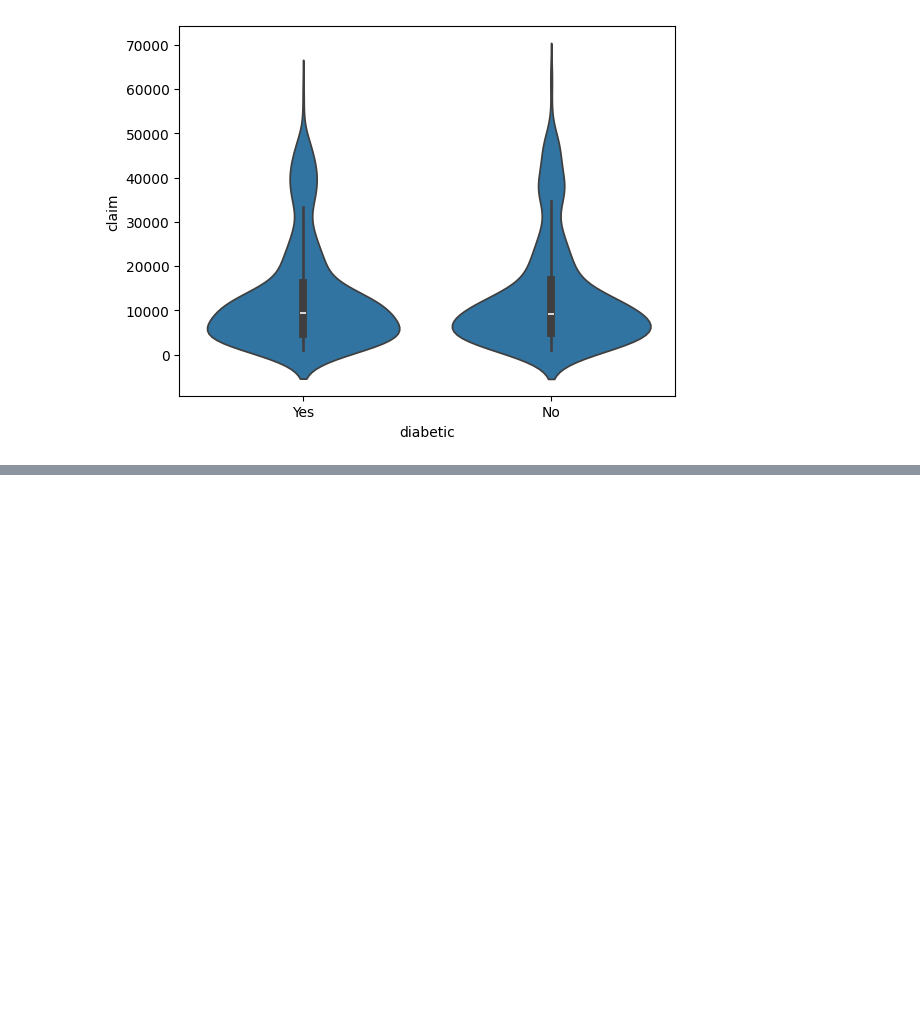
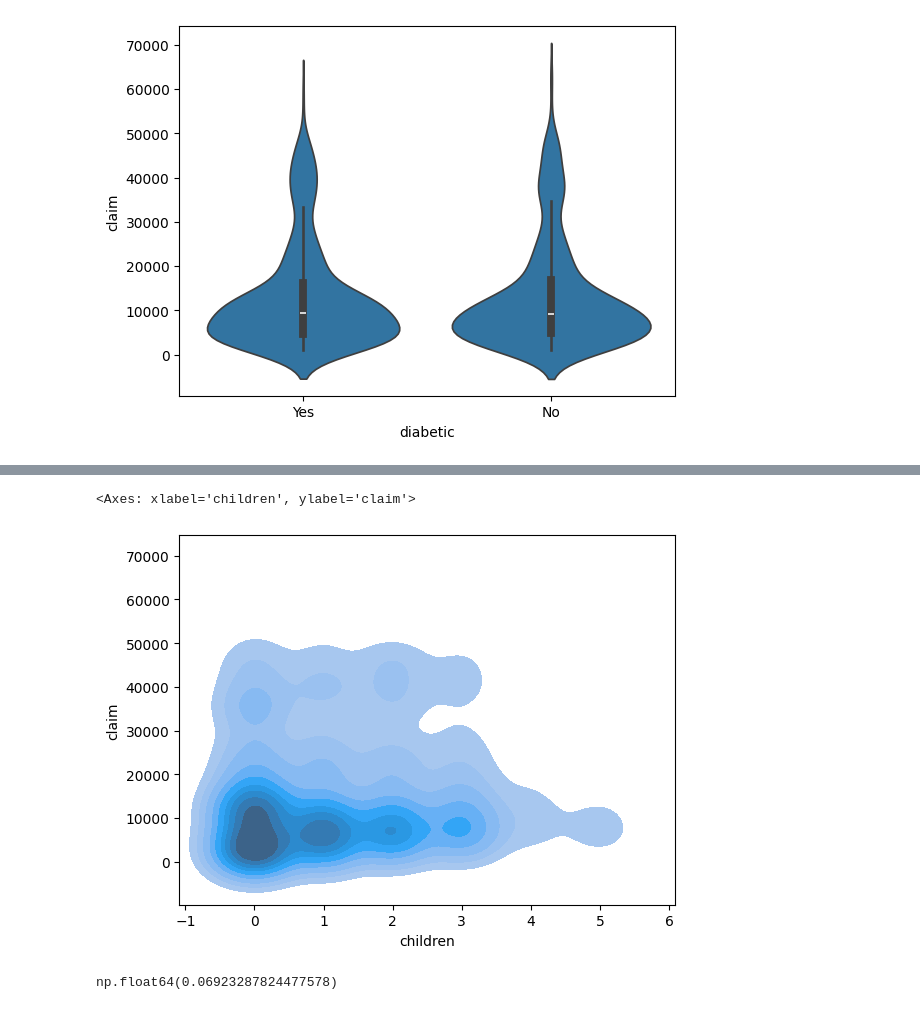
Before and after one commit to ronit-6464/INSURANCE-DATASET-EDA, a Jupyter notebook: EDA NOTEBOOK ON INSURANCE DATASET.ipynb, the cells around one changed output, grey strips where cells are left out. Cells and saved outputs as stored; diff of their text form; code cells hidden in the pictures; blank space fills up the shorter version.

```diff
--- a/EDA NOTEBOOK ON INSURANCE DATASET.ipynb
+++ b/EDA NOTEBOOK ON INSURANCE DATASET.ipynb
@@ -421,0 +431,11 @@ sns.violinplot(data=df,x='diabetic',y='claim')
+# %%
+sns.kdeplot(data=df,x='children',y='claim',fill=True)
+#we can see that from the patch people with zero to 3 children get claims bw o to 20k
+# %% [output]
+<Axes: xlabel='children', ylabel='claim'>
+[figure, added]
+# %%
+df.children.corr(df['claim'])
+#negligible relation
+# %% [output]
+np.float64(0.06923287824477578)
```
Also changed, not shown: parts of 2 cells of this notebook.
